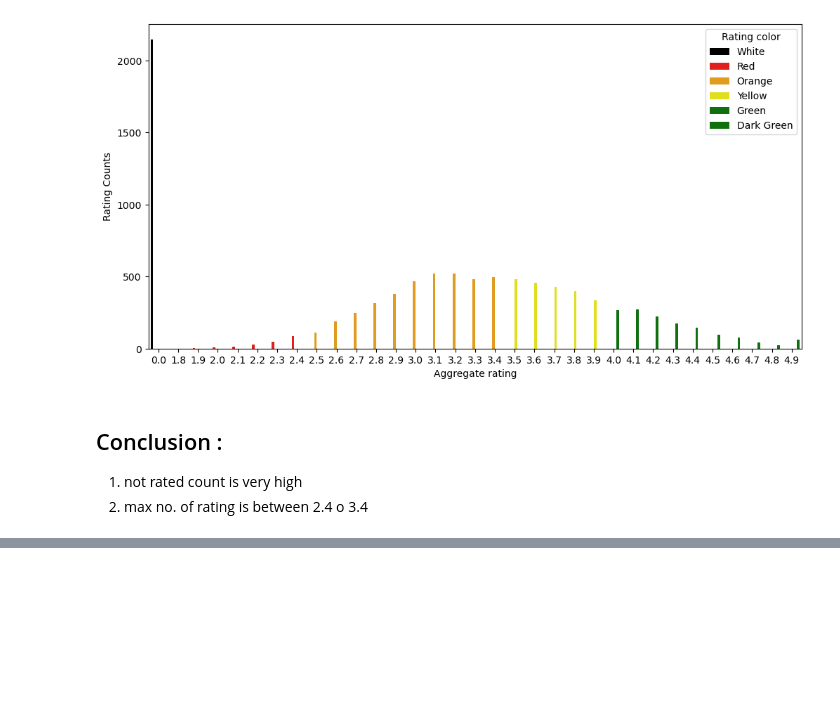
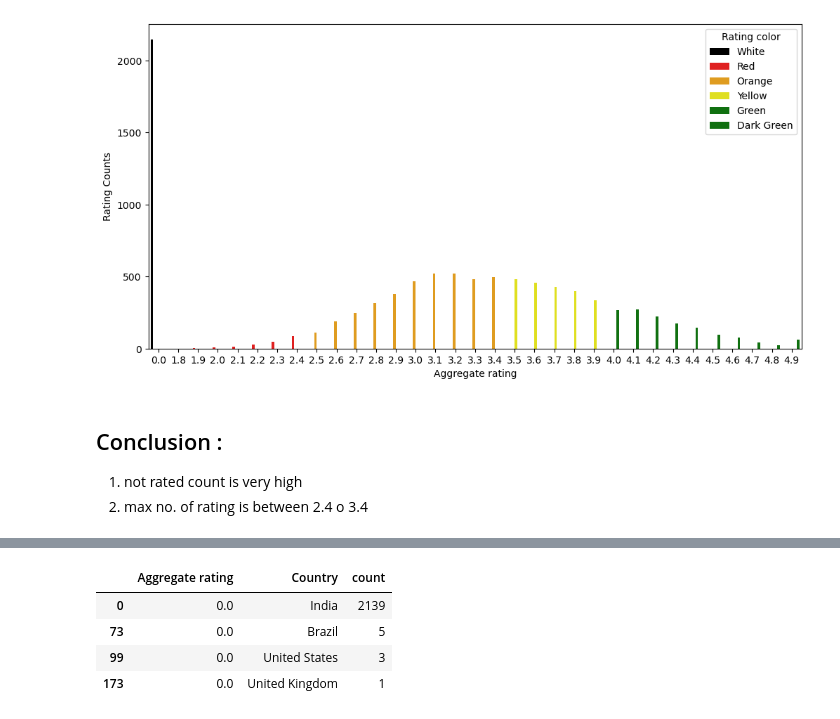
Before and after one commit to hmshuv/Zomato-DataSet-EDA, a Jupyter notebook: Untitled.ipynb, the cells around one changed output, grey strips where cells are left out. Saved outputs shown, nothing was run; the diff lists cells and outputs as text; code cells hidden in the pictures; blank space fills up the shorter version.

```diff
--- a/Untitled.ipynb
+++ b/Untitled.ipynb
@@ -342,0 +389,8 @@ sns.barplot(x= "Aggregate rating", y = "Rating Counts",hue = "Rating color",pale
+# %%
+country_rating[country_rating["Aggregate rating"] == 0]
+# %% [output]
+|  | Aggregate rating | Country | count |
+| 0 | 0.0 | India | 2139 |
+| 73 | 0.0 | Brazil | 5 |
+| 99 | 0.0 | United States | 3 |
+| 173 | 0.0 | United Kingdom | 1 |
```
Also changed, not shown: parts of 8 cells of this notebook.
